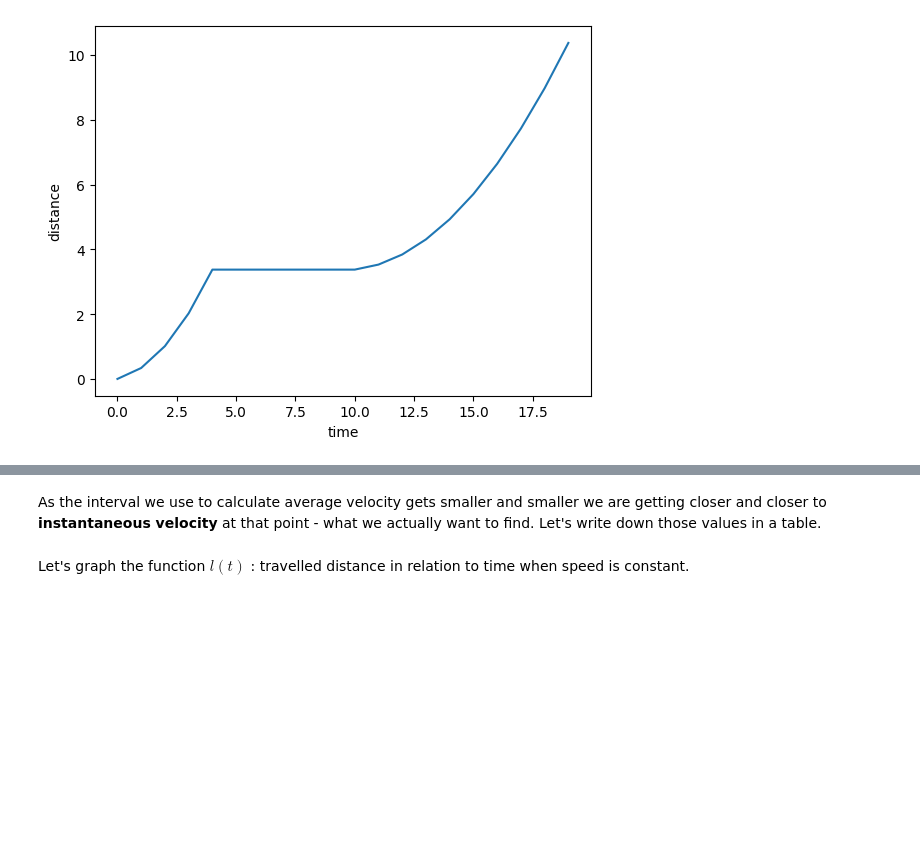
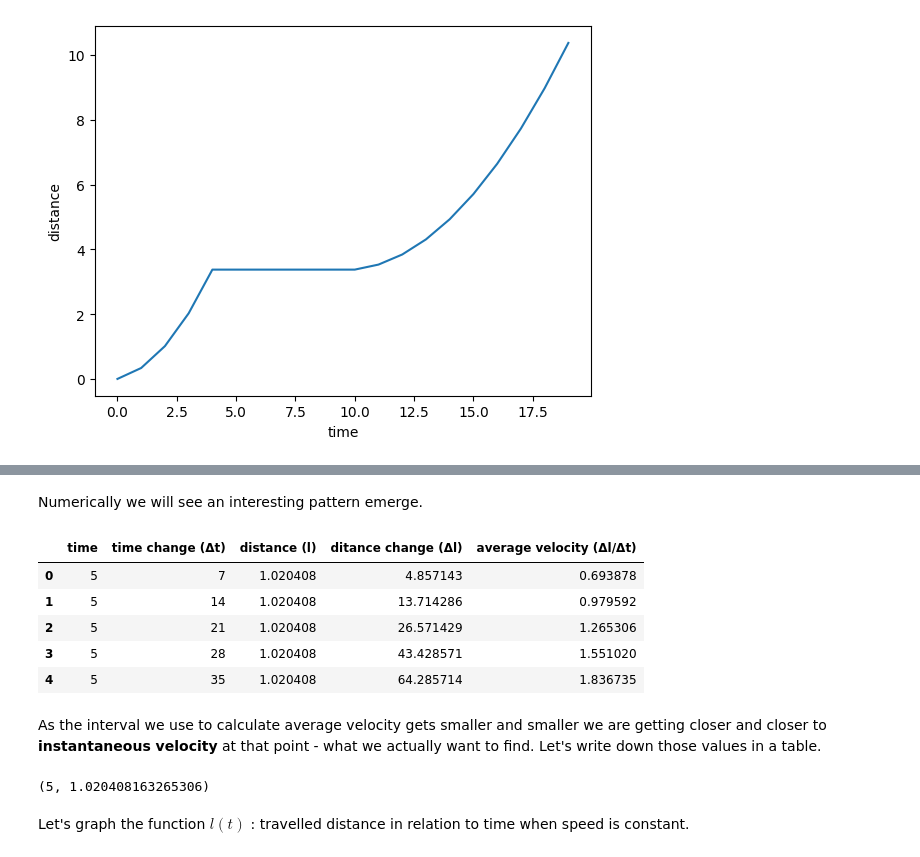
Before and after one commit to danila-zol/Introduction_to_Python_SAS, a Jupyter notebook: Code_Examples/Lecture7/calculus.ipynb, the cells around one changed output, grey strips where cells are left out. Drawn from its saved outputs; the diff is of its cells as text; code cells hidden in the pictures; blank space fills up the shorter version.

```diff
--- a/Code_Examples/Lecture7/calculus.ipynb
+++ b/Code_Examples/Lecture7/calculus.ipynb
@@ -74,7 +125,34 @@ Let's again just graph what we're finding.
+# %% [markdown]
+Numerically we will see an interesting pattern emerge.
+# %%
+d = []
+
+start_offset = 5
+offset = 5
+for tri in triangles:
+    t = tri[0][0]
+    l = tri[0][1]
+    dt = tri[2][0] - t
+    dl = tri[2][1] - l
+    v_avg = dl / dt
+    d.append([t, dt, l, dl, v_avg])
+
+df = pd.DataFrame(data=d, columns=["time", "time change (Δt)", "distance (l)", "ditance change (Δl)", "average velocity (Δl/Δt)"])
+df
+# %% [output]
+|  | time | time change (Δt) | distance (l) | ditance change (Δl) | average velocity (Δl/Δt) |
+| 0 | 5 | 7 | 1.020408 | 4.857143 | 0.693878 |
+| 1 | 5 | 14 | 1.020408 | 13.714286 | 0.979592 |
+| 2 | 5 | 21 | 1.020408 | 26.571429 | 1.265306 |
+| 3 | 5 | 28 | 1.020408 | 43.428571 | 1.551020 |
+| 4 | 5 | 35 | 1.020408 | 64.285714 | 1.836735 |
 # %% [markdown]
 As the interval we use to calculate average velocity gets smaller and smaller we are getting closer and closer to **instantaneous velocity** at that point - what we actually want to find. Let's write down those values in a table.
 # %%
 # Show numerical integration using pandas
+start_point
+# %% [output]
+(5, 1.020408163265306)
 # %% [markdown]
 Let's graph the function $l(t)$ : travelled distance in relation to time when speed is constant.
 # %% [markdown]
```
Also changed, not shown: parts of 10 cells of this notebook.
